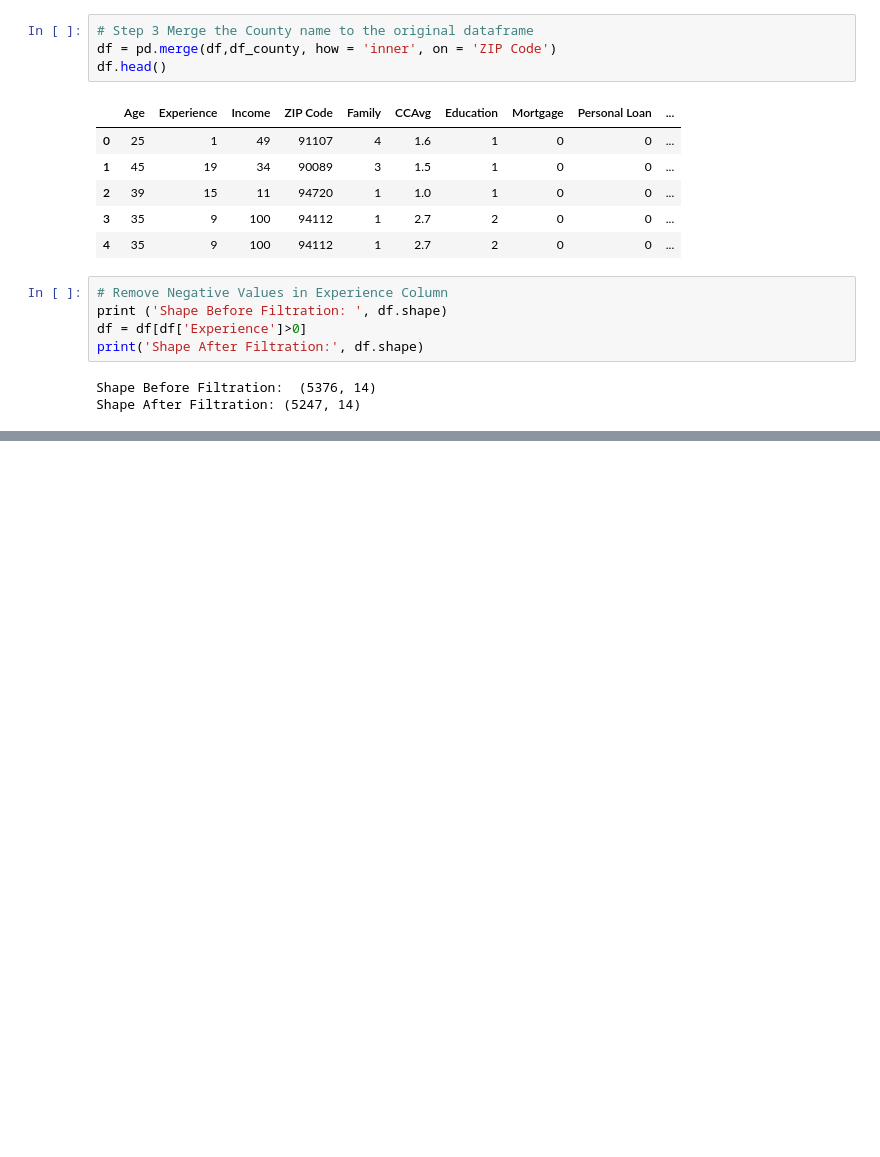
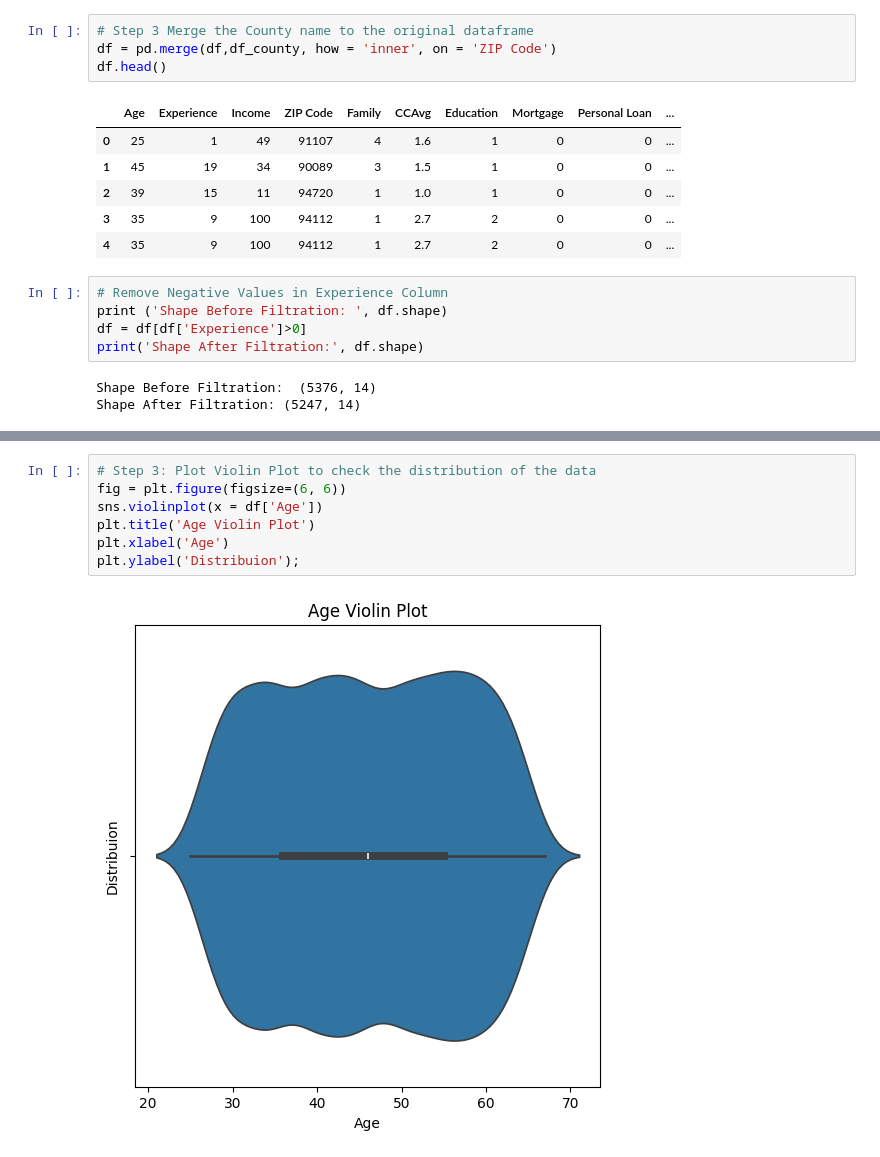
Before and after one commit to jpoitras2k/Git, a Jupyter notebook: Module2 AI Bootcamp/UseCaseProject.ipynb, the cells around one changed output, grey strips where cells are left out. Drawn from its saved outputs; the diff is of its cells as text; blank space fills up the shorter version.

```diff
--- a/Module2 AI Bootcamp/UseCaseProject.ipynb
+++ b/Module2 AI Bootcamp/UseCaseProject.ipynb
@@ -130,0 +152,9 @@ Shape After Filtration: (5247, 14)
+# %%
+# Step 3: Plot Violin Plot to check the distribution of the data
+fig = plt.figure(figsize=(6, 6))
+sns.violinplot(x = df['Age'])
+plt.title('Age Violin Plot')
+plt.xlabel('Age')
+plt.ylabel('Distribuion');
+# %% [output]
+[figure, added]
```
Also changed, not shown: parts of 6 cells of this notebook.
